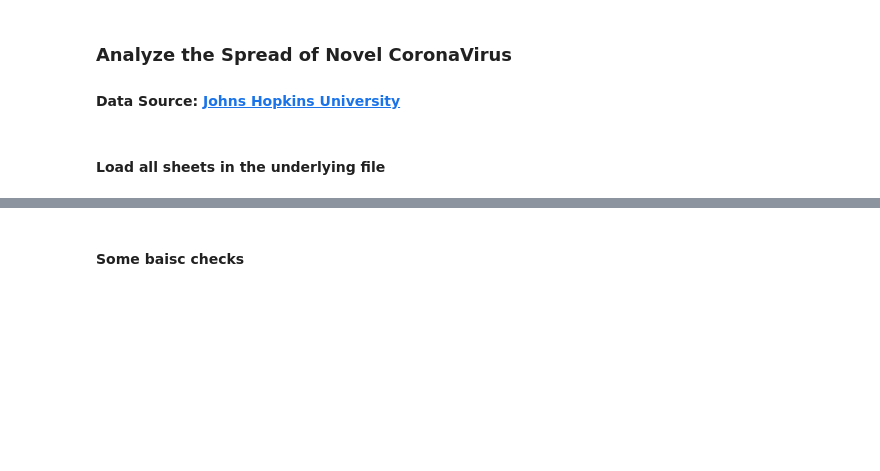
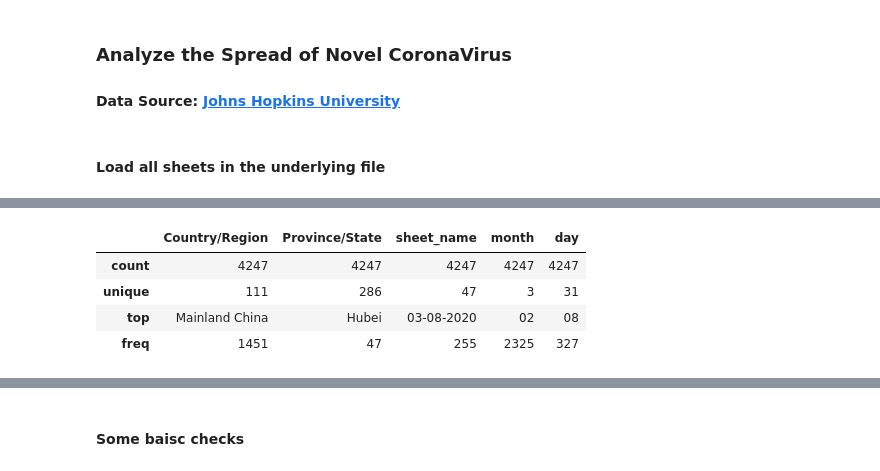
Before and after one commit to deeplaunch/Experiments, a Jupyter notebook: nCoV/Novel Coronavirus Spread- Load Github.ipynb, the cells around one changed output, grey strips where cells are left out. Drawn from its saved outputs; the diff is of its cells as text; code cells hidden in the pictures; blank space fills up the shorter version.

```diff
--- a/nCoV/Novel Coronavirus Spread- Load Github.ipynb
+++ b/nCoV/Novel Coronavirus Spread- Load Github.ipynb
@@ -139,3 +130,11 @@ main_df
+# %%
+main_df.describe(include=np.object)
+# %% [output]
+|  | Country/Region | Province/State | sheet_name | month | day |
+| count | 4247 | 4247 | 4247 | 4247 | 4247 |
+| unique | 111 | 286 | 47 | 3 | 31 |
+| top | Mainland China | Hubei | 03-08-2020 | 02 | 08 |
+| freq | 1451 | 47 | 255 | 2325 | 327 |
 # %%
 clean_df =main_df.groupby(['Country/Region','Province/State','month','day']).agg({'Last Update':'max',
                                                                   'Confirmed':'max',
```
Also changed, not shown: parts of 34 cells of this notebook.
